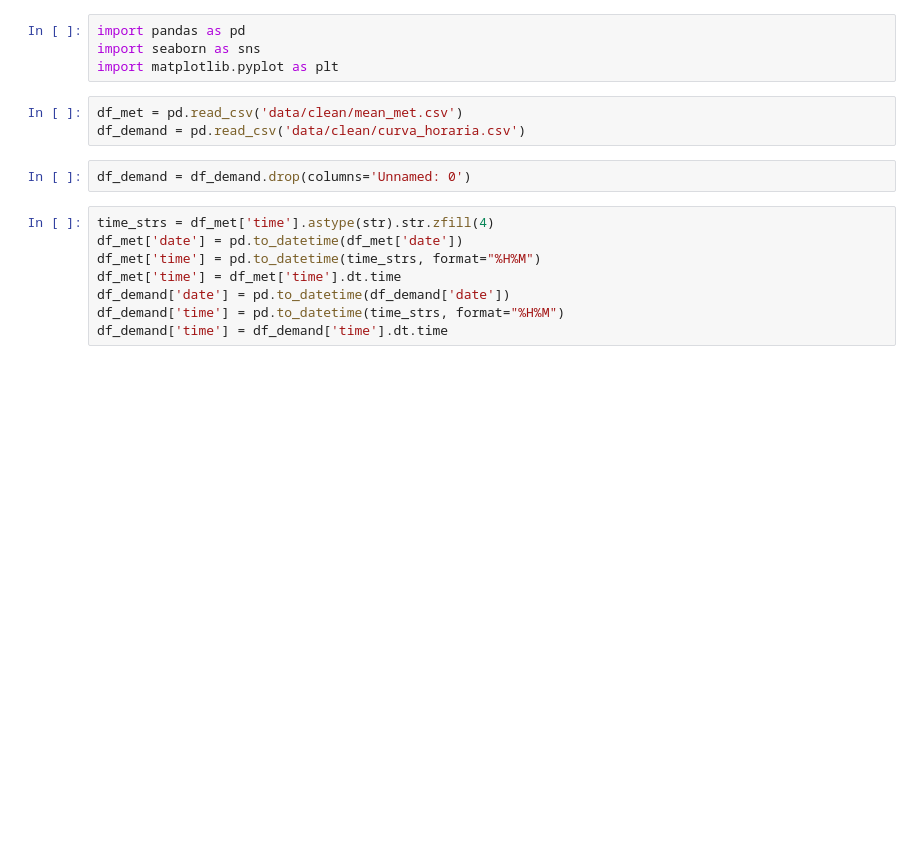
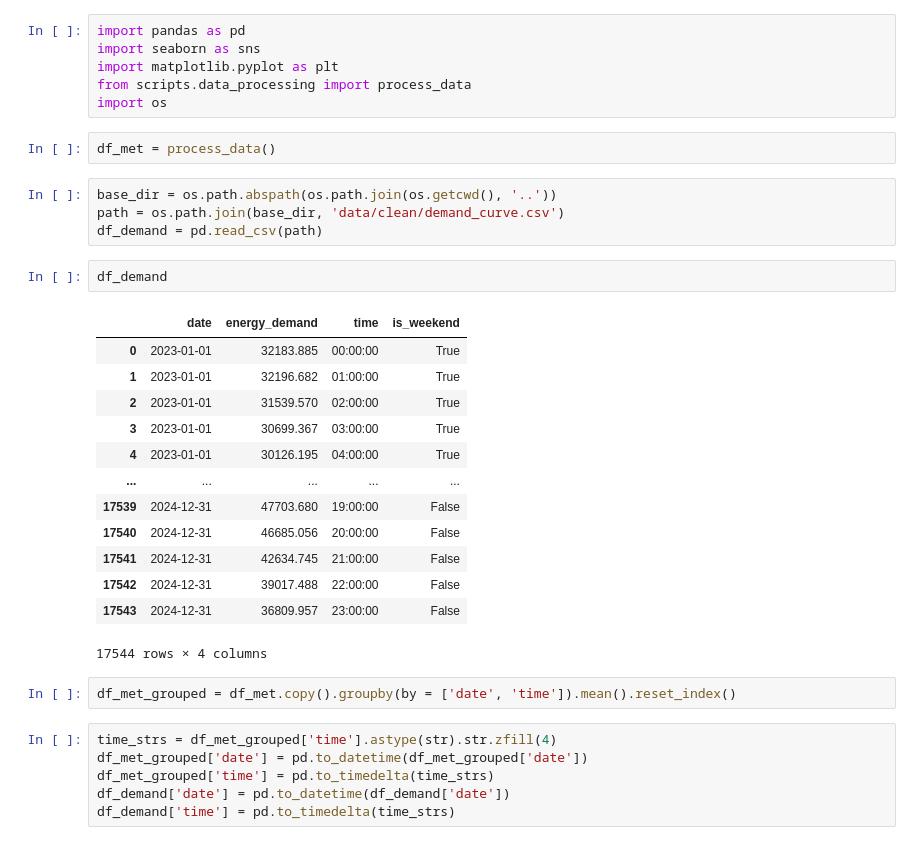
Before and after one commit to SiddiJr/energy-load-forecast, a Jupyter notebook: notebooks/EDA.ipynb, the cells around one changed output. Cells and saved outputs as stored; diff of their text form; blank space fills up the shorter version.

```diff
--- a/notebooks/EDA.ipynb
+++ b/notebooks/EDA.ipynb
@@ -2,16 +2,35 @@
 import pandas as pd
 import seaborn as sns
 import matplotlib.pyplot as plt
+from scripts.data_processing import process_data
+import os
 # %%
-df_met = pd.read_csv('data/clean/mean_met.csv')
-df_demand = pd.read_csv('data/clean/curva_horaria.csv')
+df_met = process_data()
-# %%
-df_demand = df_demand.drop(columns='Unnamed: 0')
+# %%
+base_dir = os.path.abspath(os.path.join(os.getcwd(), '..'))
+path = os.path.join(base_dir, 'data/clean/demand_curve.csv')
+df_demand = pd.read_csv(path)
+# %%
+df_demand
+# %% [output]
+|  | date | energy_demand | time | is_weekend |
+| 0 | 2023-01-01 | 32183.885 | 00:00:00 | True |
+| 1 | 2023-01-01 | 32196.682 | 01:00:00 | True |
+| 2 | 2023-01-01 | 31539.570 | 02:00:00 | True |
+| 3 | 2023-01-01 | 30699.367 | 03:00:00 | True |
+| 4 | 2023-01-01 | 30126.195 | 04:00:00 | True |
+| ... | ... | ... | ... | ... |
+| 17539 | 2024-12-31 | 47703.680 | 19:00:00 | False |
+| 17540 | 2024-12-31 | 46685.056 | 20:00:00 | False |
+| 17541 | 2024-12-31 | 42634.745 | 21:00:00 | False |
+| 17542 | 2024-12-31 | 39017.488 | 22:00:00 | False |
+| 17543 | 2024-12-31 | 36809.957 | 23:00:00 | False |
+17544 rows × 4 columns
+# %%
+df_met_grouped = df_met.copy().groupby(by = ['date', 'time']).mean().reset_index()
 # %%
-time_strs = df_met['time'].astype(str).str.zfill(4)
-df_met['date'] = pd.to_datetime(df_met['date'])
-df_met['time'] = pd.to_datetime(time_strs, format="%H%M")
-df_met['time'] = df_met['time'].dt.time
+time_strs = df_met_grouped['time'].astype(str).str.zfill(4)
+df_met_grouped['date'] = pd.to_datetime(df_met_grouped['date'])
+df_met_grouped['time'] = pd.to_timedelta(time_strs)
 df_demand['date'] = pd.to_datetime(df_demand['date'])
-df_demand['time'] = pd.to_datetime(time_strs, format="%H%M")
-df_demand['time'] = df_demand['time'].dt.time
+df_demand['time'] = pd.to_timedelta(time_strs)
```
Also changed, not shown: parts of 4 cells of this notebook, 6 other files.
